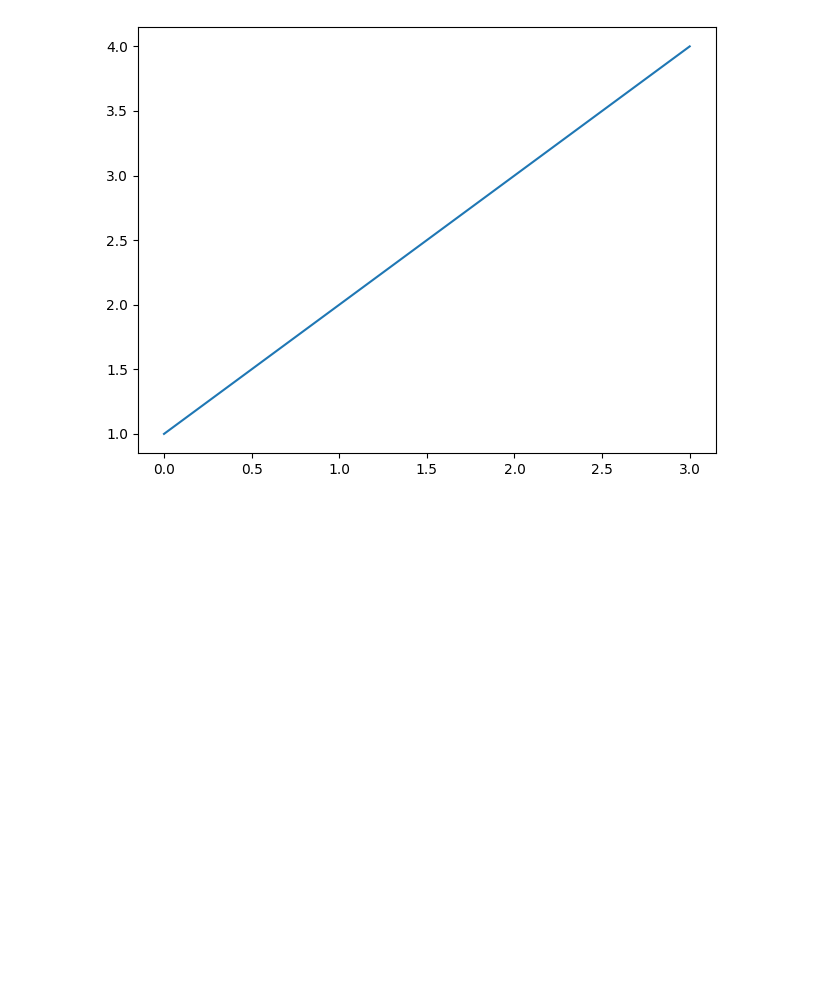
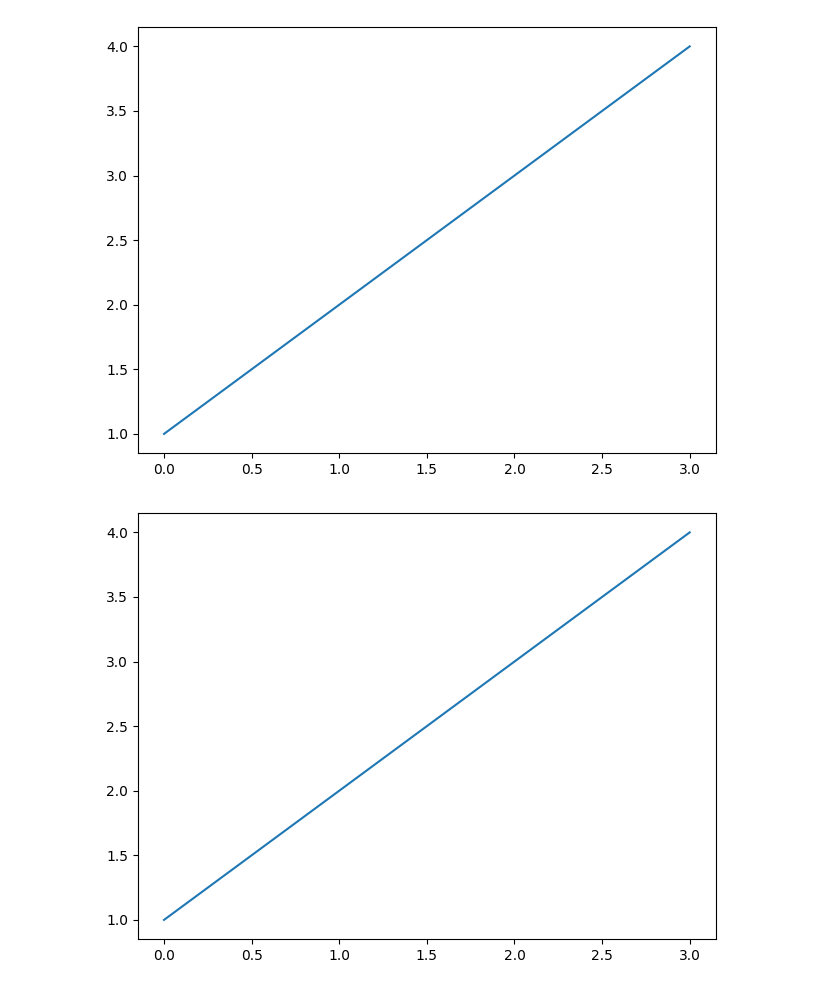
Before and after one commit to Kelniter/MakanGratis, a Jupyter notebook: Untitled2.ipynb, the cells around one changed output. Saved outputs shown, nothing was run; the diff lists cells and outputs as text; code cells hidden in the pictures; blank space fills up the shorter version.

```diff
--- a/Untitled2.ipynb
+++ b/Untitled2.ipynb
@@ -15,3 +15,12 @@ plt.tight_layout()
 plt.show()
 # %% [output]
 [figure]
+# %%
+import matplotlib.pyplot as plt
+
+plt.plot([1, 2, 3, 4])
+plt.tight_layout()
+fig = plt.gcf()
+fig.set_facecolor('none');
+# %% [output]
+[figure, added]
```
